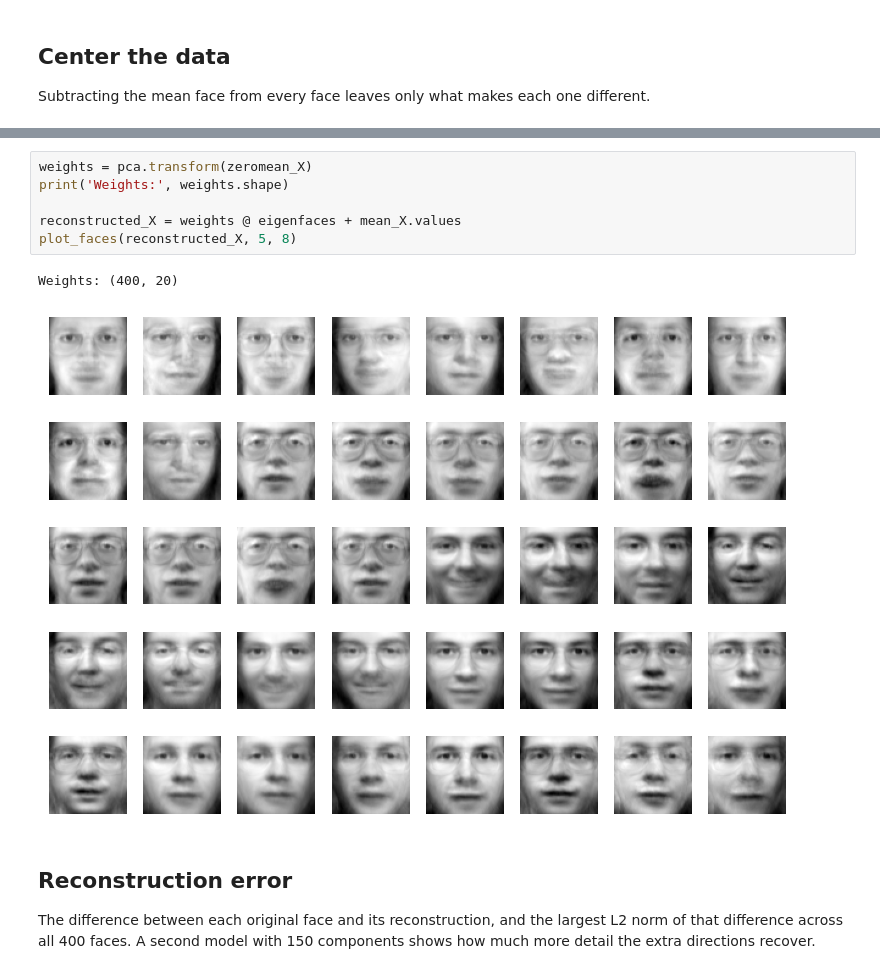
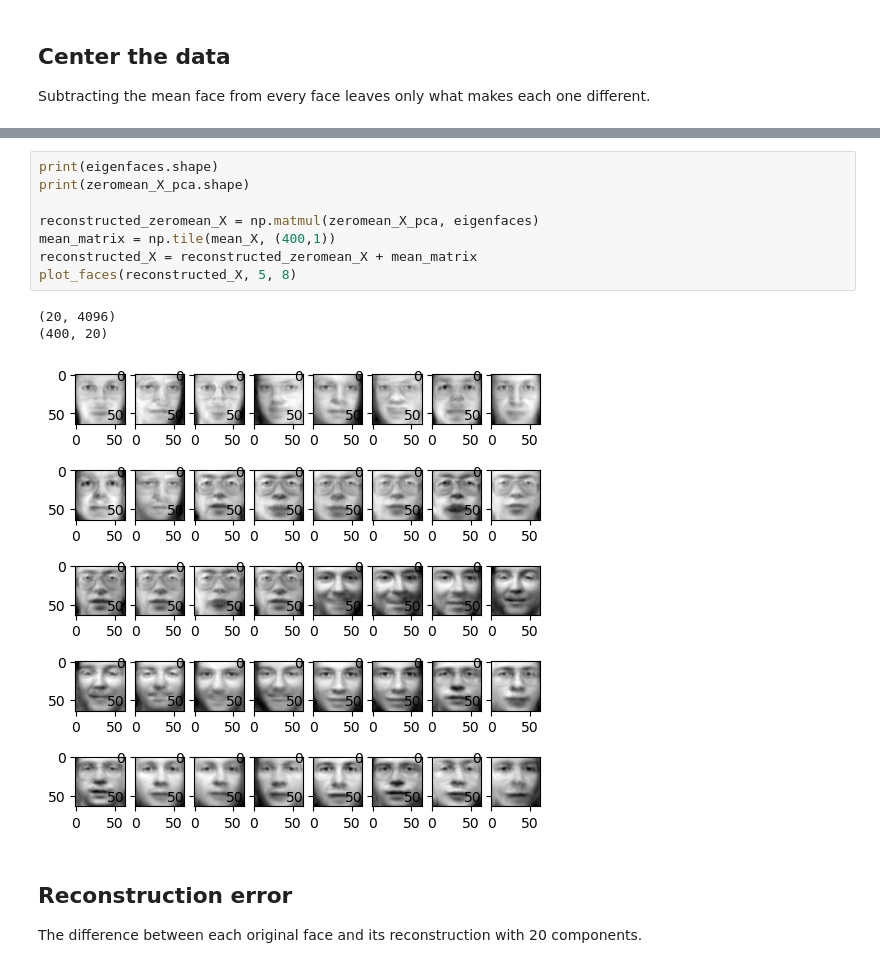
Before and after one commit to lemynsu/eigenfaces, a Jupyter notebook: eigenfaces.ipynb, the cells around one changed output, grey strips where cells are left out. Saved outputs shown, nothing was run; the diff lists cells and outputs as text.

```diff
--- a/eigenfaces.ipynb
+++ b/eigenfaces.ipynb
@@ -87,13 +100,16 @@ Each face is now a 20-number weight vector. Multiplying the weights by the eigen
-# %%
-weights = pca.transform(zeromean_X)
-print('Weights:', weights.shape)
-
-reconstructed_X = weights @ eigenfaces + mean_X.values
-plot_faces(reconstructed_X, 5, 8)
-# %% [output]
-Weights: (400, 20)
-[figure, removed]
+# %%
+print(eigenfaces.shape)
+print(zeromean_X_pca.shape)
+
+reconstructed_zeromean_X = np.matmul(zeromean_X_pca, eigenfaces)
+mean_matrix = np.tile(mean_X, (400,1))
+reconstructed_X = reconstructed_zeromean_X + mean_matrix
+plot_faces(reconstructed_X, 5, 8)
+# %% [output]
+(20, 4096)
+(400, 20)
+[figure, added]
 # %% [markdown]
 ## Reconstruction error
 
-The difference between each original face and its reconstruction, and the largest L2 norm of that difference across all 400 faces. A second model with 150 components shows how much more detail the extra directions recover.
+The difference between each original face and its reconstruction with 20 components.
```
Also changed, not shown: parts of 25 cells of this notebook, 1 other file.
